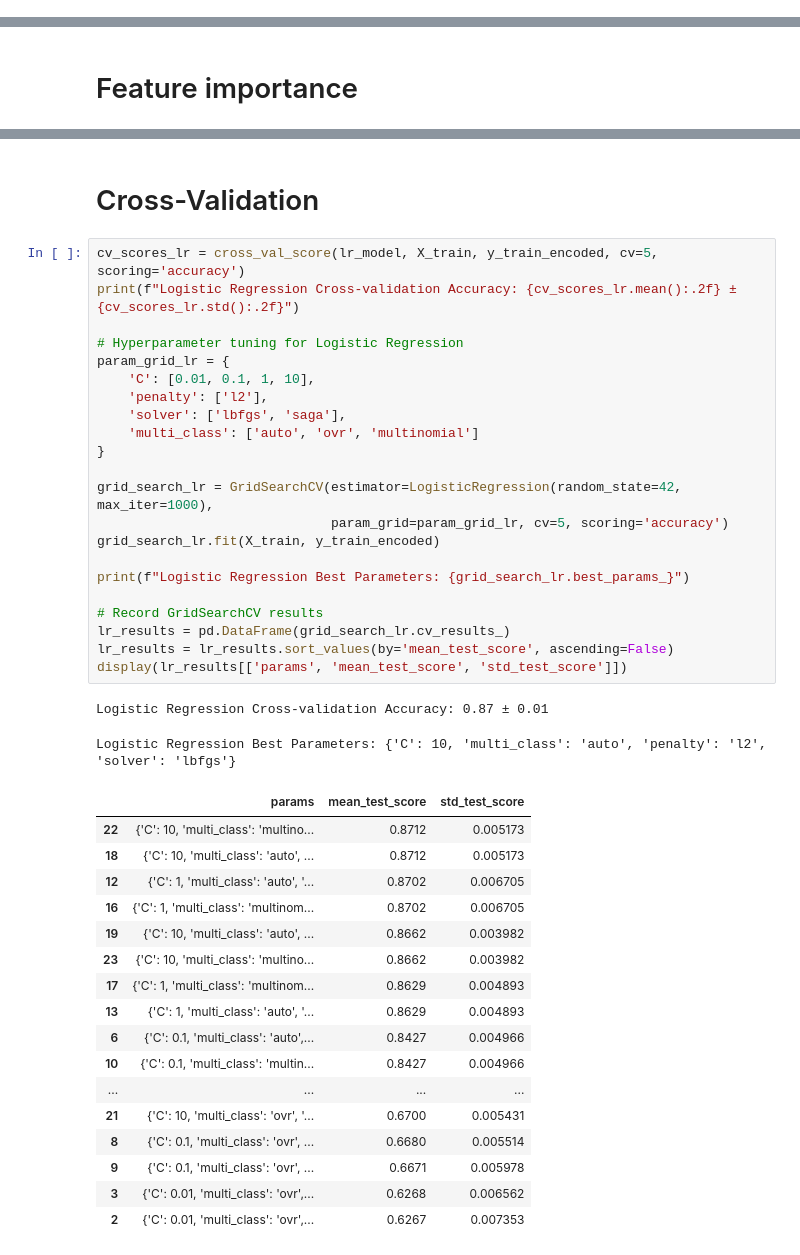
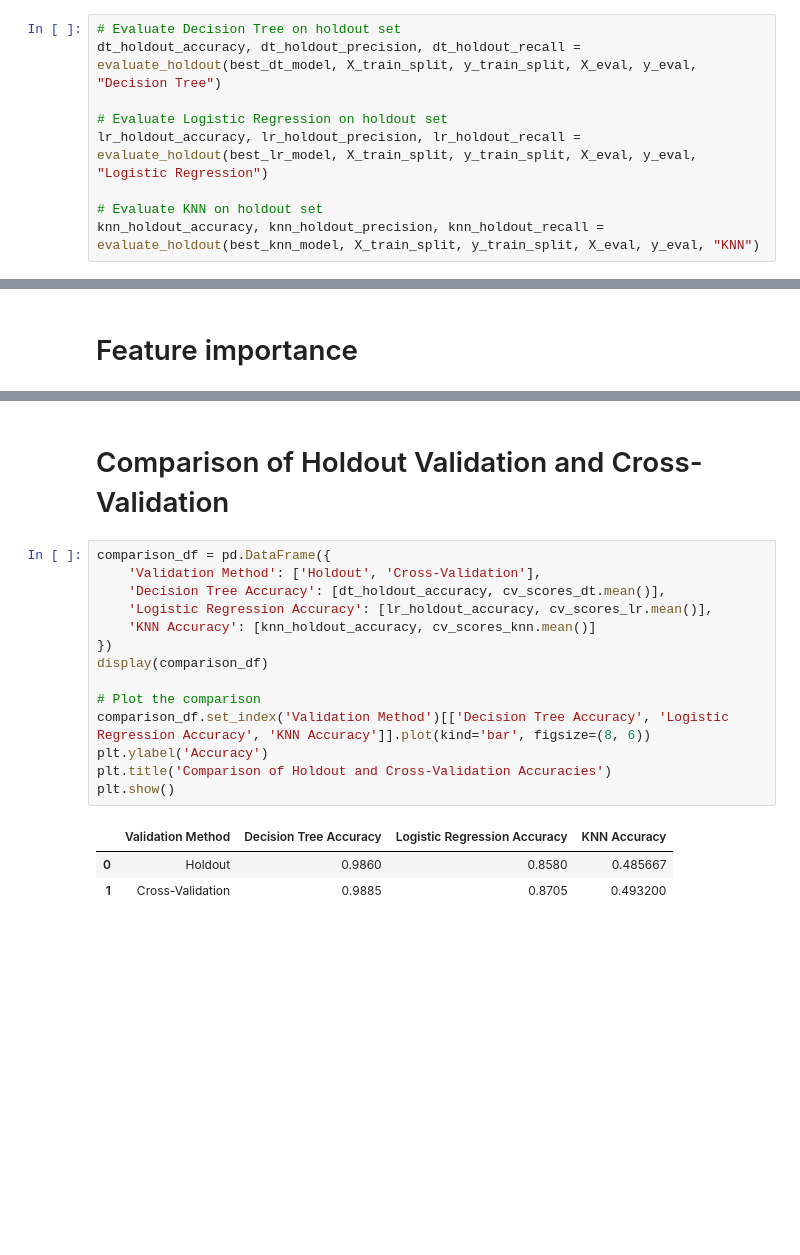
Before and after one commit to katerinadobrynina/ML-project, a Jupyter notebook: descision_tree.ipynb, the cells around one changed output, grey strips where cells are left out. Saved outputs shown, nothing was run; the diff lists cells and outputs as text; blank space fills up the shorter version.

```diff
--- a/descision_tree.ipynb
+++ b/descision_tree.ipynb
@@ -309,0 +303,9 @@ Best Parameters: {'max_depth': 10, 'min_samples_leaf': 4, 'min_samples_split': 1
+# %%
+# Evaluate Decision Tree on holdout set
+dt_holdout_accuracy, dt_holdout_precision, dt_holdout_recall = evaluate_holdout(best_dt_model, X_train_split, y_train_split, X_eval, y_eval, "Decision Tree")
+
+# Evaluate Logistic Regression on holdout set
+lr_holdout_accuracy, lr_holdout_precision, lr_holdout_recall = evaluate_holdout(best_lr_model, X_train_split, y_train_split, X_eval, y_eval, "Logistic Regression")
+
+# Evaluate KNN on holdout set
+knn_holdout_accuracy, knn_holdout_precision, knn_holdout_recall = evaluate_holdout(best_knn_model, X_train_split, y_train_split, X_eval, y_eval, "KNN")
@@ -400,44 +543,20 @@ Logistic Regression Confusion Matrix:
 # %% [markdown]
-# Cross-Validation
+# Comparison of Holdout Validation and Cross-Validation
 # %%
-cv_scores_lr = cross_val_score(lr_model, X_train, y_train_encoded, cv=5, scoring='accuracy')
-print(f"Logistic Regression Cross-validation Accuracy: {cv_scores_lr.mean():.2f} ± {cv_scores_lr.std():.2f}")
+comparison_df = pd.DataFrame({
+    'Validation Method': ['Holdout', 'Cross-Validation'],
+    'Decision Tree Accuracy': [dt_holdout_accuracy, cv_scores_dt.mean()],
+    'Logistic Regression Accuracy': [lr_holdout_accuracy, cv_scores_lr.mean()],
+    'KNN Accuracy': [knn_holdout_accuracy, cv_scores_knn.mean()]
+})
+display(comparison_df)
 
-# Hyperparameter tuning for Logistic Regression
-param_grid_lr = {
-    'C': [0.01, 0.1, 1, 10],
-    'penalty': ['l2'],
-    'solver': ['lbfgs', 'saga'],
-    'multi_class': ['auto', 'ovr', 'multinomial']
-}
-
-grid_search_lr = GridSearchCV(estimator=LogisticRegression(random_state=42, max_iter=1000),
-                              param_grid=param_grid_lr, cv=5, scoring='accuracy')
-grid_search_lr.fit(X_train, y_train_encoded)
-
-print(f"Logistic Regression Best Parameters: {grid_search_lr.best_params_}")
-
-# Record GridSearchCV results
-lr_results = pd.DataFrame(grid_search_lr.cv_results_)
-lr_results = lr_results.sort_values(by='mean_test_score', ascending=False)
-display(lr_results[['params', 'mean_test_score', 'std_test_score']])
+# Plot the comparison
+comparison_df.set_index('Validation Method')[['Decision Tree Accuracy', 'Logistic Regression Accuracy', 'KNN Accuracy']].plot(kind='bar', figsize=(8, 6))
+plt.ylabel('Accuracy')
+plt.title('Comparison of Holdout and Cross-Validation Accuracies')
+plt.show()
 # %% [output]
-Logistic Regression Cross-validation Accuracy: 0.87 ± 0.01
-Logistic Regression Best Parameters: {'C': 10, 'multi_class': 'auto', 'penalty': 'l2', 'solver': 'lbfgs'}
-|  | params | mean_test_score | std_test_score |
-| 22 | {'C': 10, 'multi_class': 'multino... | 0.8712 | 0.005173 |
-| 18 | {'C': 10, 'multi_class': 'auto', ... | 0.8712 | 0.005173 |
-| 12 | {'C': 1, 'multi_class': 'auto', '... | 0.8702 | 0.006705 |
-| 16 | {'C': 1, 'multi_class': 'multinom... | 0.8702 | 0.006705 |
-| 19 | {'C': 10, 'multi_class': 'auto', ... | 0.8662 | 0.003982 |
-| 23 | {'C': 10, 'multi_class': 'multino... | 0.8662 | 0.003982 |
-| 17 | {'C': 1, 'multi_class': 'multinom... | 0.8629 | 0.004893 |
-| 13 | {'C': 1, 'multi_class': 'auto', '... | 0.8629 | 0.004893 |
-| 6 | {'C': 0.1, 'multi_class': 'auto',... | 0.8427 | 0.004966 |
-| 10 | {'C': 0.1, 'multi_class': 'multin... | 0.8427 | 0.004966 |
-| ... | ... | ... | ... |
-| 21 | {'C': 10, 'multi_class': 'ovr', '... | 0.6700 | 0.005431 |
-| 8 | {'C': 0.1, 'multi_class': 'ovr', ... | 0.6680 | 0.005514 |
-| 9 | {'C': 0.1, 'multi_class': 'ovr', ... | 0.6671 | 0.005978 |
-| 3 | {'C': 0.01, 'multi_class': 'ovr',... | 0.6268 | 0.006562 |
-| 2 | {'C': 0.01, 'multi_class': 'ovr',... | 0.6267 | 0.007353 |
+|  | Validation Method | Decision Tree Accuracy | Logistic Regression Accuracy | KNN Accuracy |
+| 0 | Holdout | 0.9860 | 0.8580 | 0.485667 |
+| 1 | Cross-Validation | 0.9885 | 0.8705 | 0.493200 |
```
Also changed, not shown: parts of 45 cells of this notebook, 1 other file.
